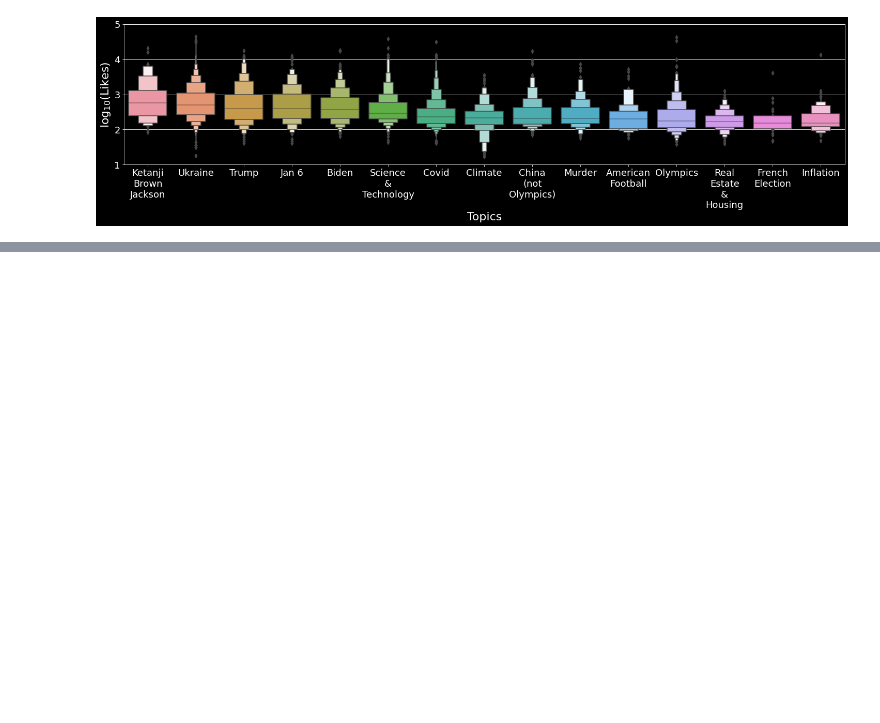
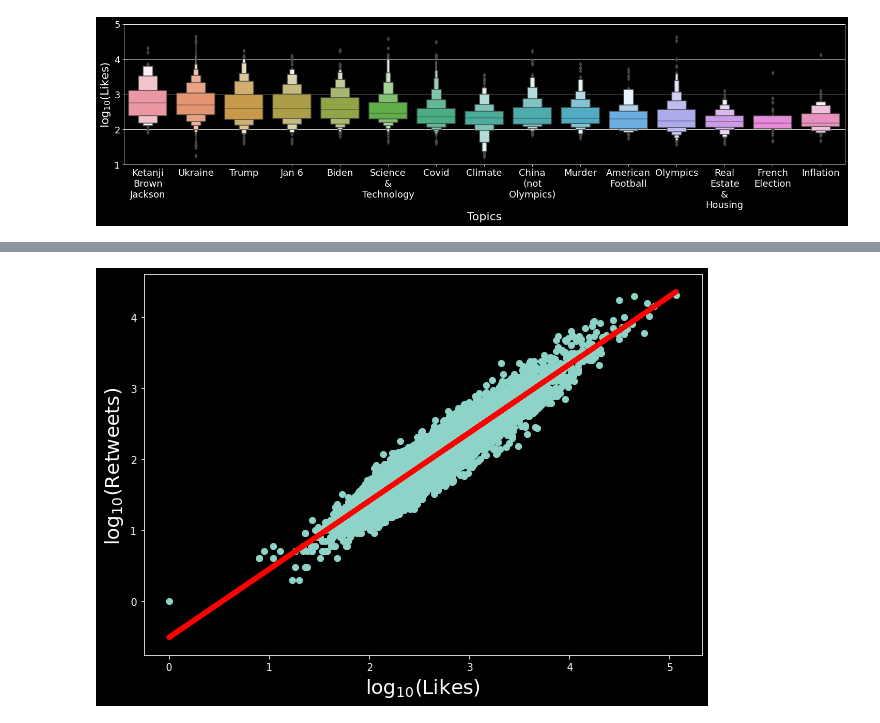
Before and after one commit to dilwong/NewsPopularity, a Jupyter notebook: 1 Exploratory Data Analysis.ipynb, the cells around one changed output, grey strips where cells are left out. Saved outputs shown, nothing was run; the diff lists cells and outputs as text; code cells hidden in the pictures; blank space fills up the shorter version.

```diff
--- a/1 Exploratory Data Analysis.ipynb
+++ b/1 Exploratory Data Analysis.ipynb
@@ -307,0 +301,18 @@ ax.set_xlim(0,24);
+# %%
+log_likes = np.log10(like_count.to_numpy() + 1.0)
+log_retweets = np.log10(retweet_count.to_numpy() + 1.0)
+log_replies = np.log10(reply_count.to_numpy() + 1.0)
+# %%
+fig, ax = plt.subplots(figsize = (10,7))
+ax.scatter(log_likes, log_retweets)
+ax.set_xlabel(r'$\log_{10}({\rm Likes})$', fontsize = 20)
+ax.set_ylabel(r'$\log_{10}({\rm Retweets})$', fontsize = 20)
+
+X = sm.add_constant(log_likes)
+y = log_retweets
+model = sm.OLS(y, X)
+res = model.fit()
+y_predict = X @ res.params
+ax.plot(log_likes, y_predict, color = 'r', linewidth = 5);
+# %% [output]
+[figure, added]
```
Also changed, not shown: parts of 5 cells of this notebook, 3 other files.
